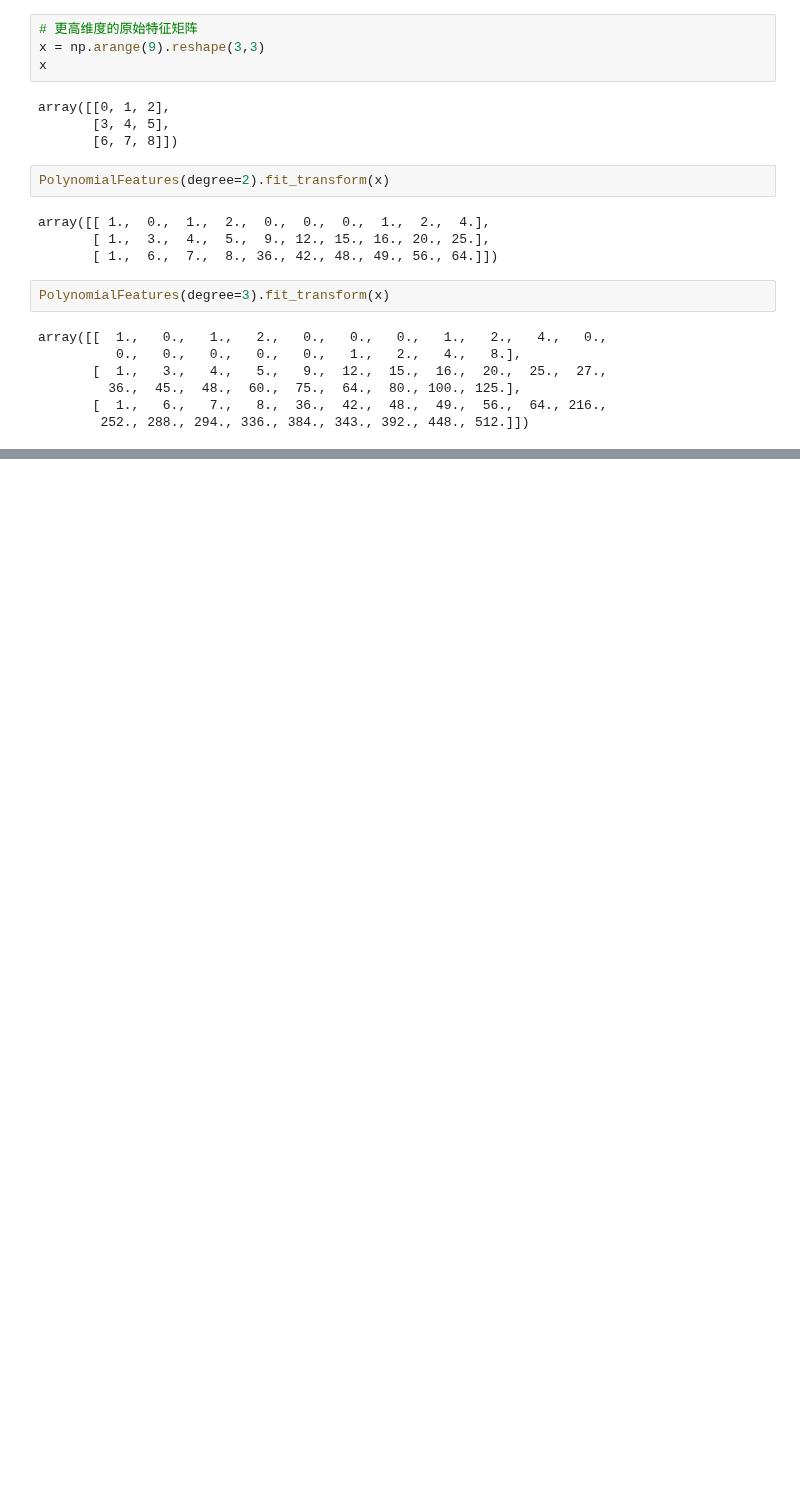
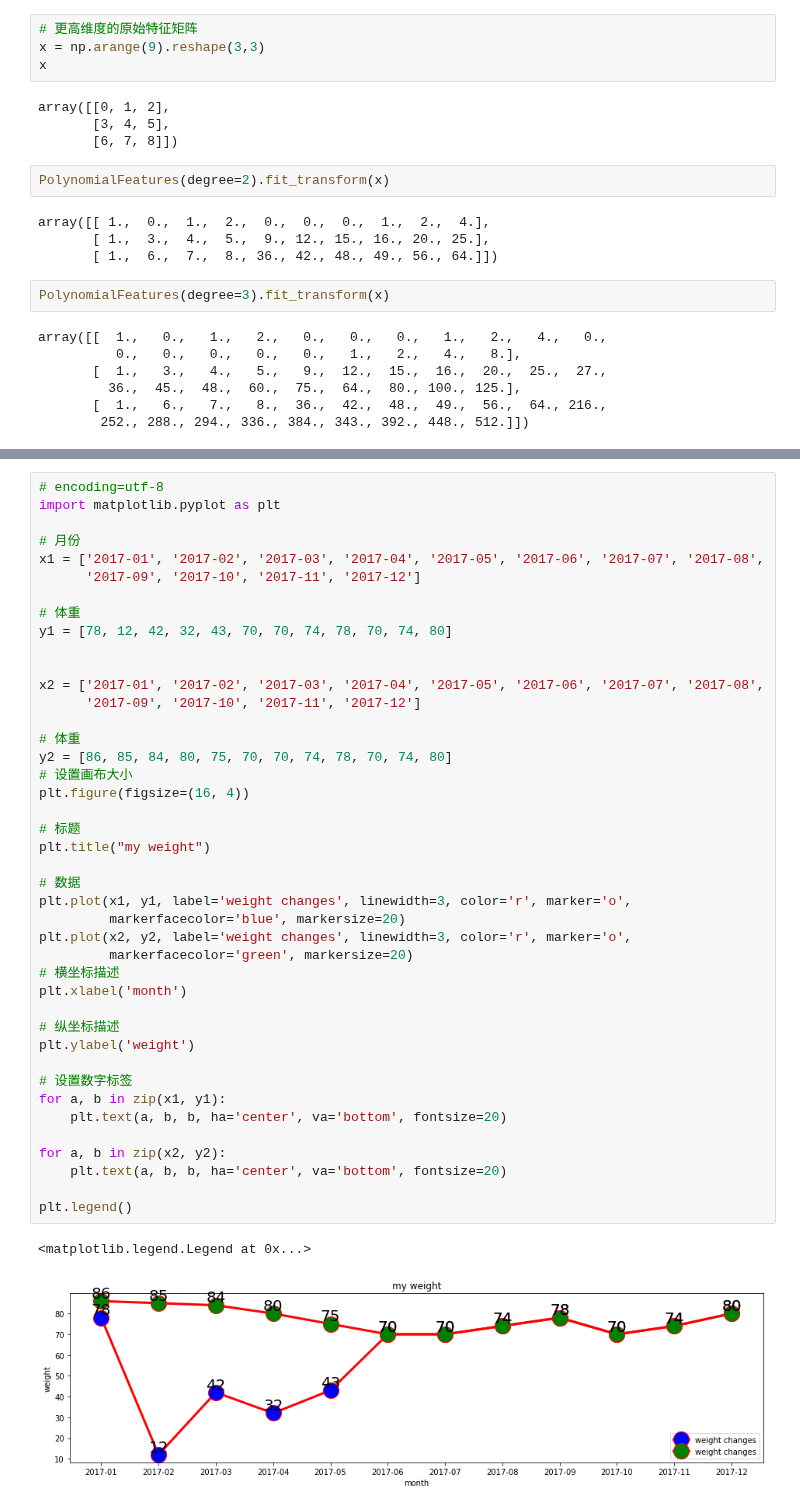
Before and after one commit to ForSong/tsai_notebook, a Jupyter notebook: 线性回归大家族/多项回归.ipynb, the cells around one changed output, grey strips where cells are left out. Drawn from its saved outputs; the diff is of its cells as text; blank space fills up the shorter version.

```diff
--- a/线性回归大家族/多项回归.ipynb
+++ b/线性回归大家族/多项回归.ipynb
@@ -132,0 +223,45 @@ array([[  1.,   0.,   1.,   2.,   0.,   0.,   0.,   1.,   2.,   4.,   0.,
+# %%
+# encoding=utf-8
+import matplotlib.pyplot as plt
+
+# 月份
+x1 = ['2017-01', '2017-02', '2017-03', '2017-04', '2017-05', '2017-06', '2017-07', '2017-08',
+      '2017-09', '2017-10', '2017-11', '2017-12']
+
+# 体重
+y1 = [78, 12, 42, 32, 43, 70, 70, 74, 78, 70, 74, 80]
+
+
+x2 = ['2017-01', '2017-02', '2017-03', '2017-04', '2017-05', '2017-06', '2017-07', '2017-08',
+      '2017-09', '2017-10', '2017-11', '2017-12']
+
+# 体重
+y2 = [86, 85, 84, 80, 75, 70, 70, 74, 78, 70, 74, 80]
+# 设置画布大小
+plt.figure(figsize=(16, 4))
+
+# 标题
+plt.title("my weight")
+
+# 数据
+plt.plot(x1, y1, label='weight changes', linewidth=3, color='r', marker='o',
+         markerfacecolor='blue', markersize=20)
+plt.plot(x2, y2, label='weight changes', linewidth=3, color='r', marker='o',
+         markerfacecolor='green', markersize=20)
+# 横坐标描述
+plt.xlabel('month')
+
+# 纵坐标描述
+plt.ylabel('weight')
+
+# 设置数字标签
+for a, b in zip(x1, y1):
+    plt.text(a, b, b, ha='center', va='bottom', fontsize=20)
+
+for a, b in zip(x2, y2):
+    plt.text(a, b, b, ha='center', va='bottom', fontsize=20)
+
+plt.legend()
+# %% [output]
+<matplotlib.legend.Legend at 0x...>
+[figure, added]
```
Also changed, not shown: parts of 14 cells of this notebook.
